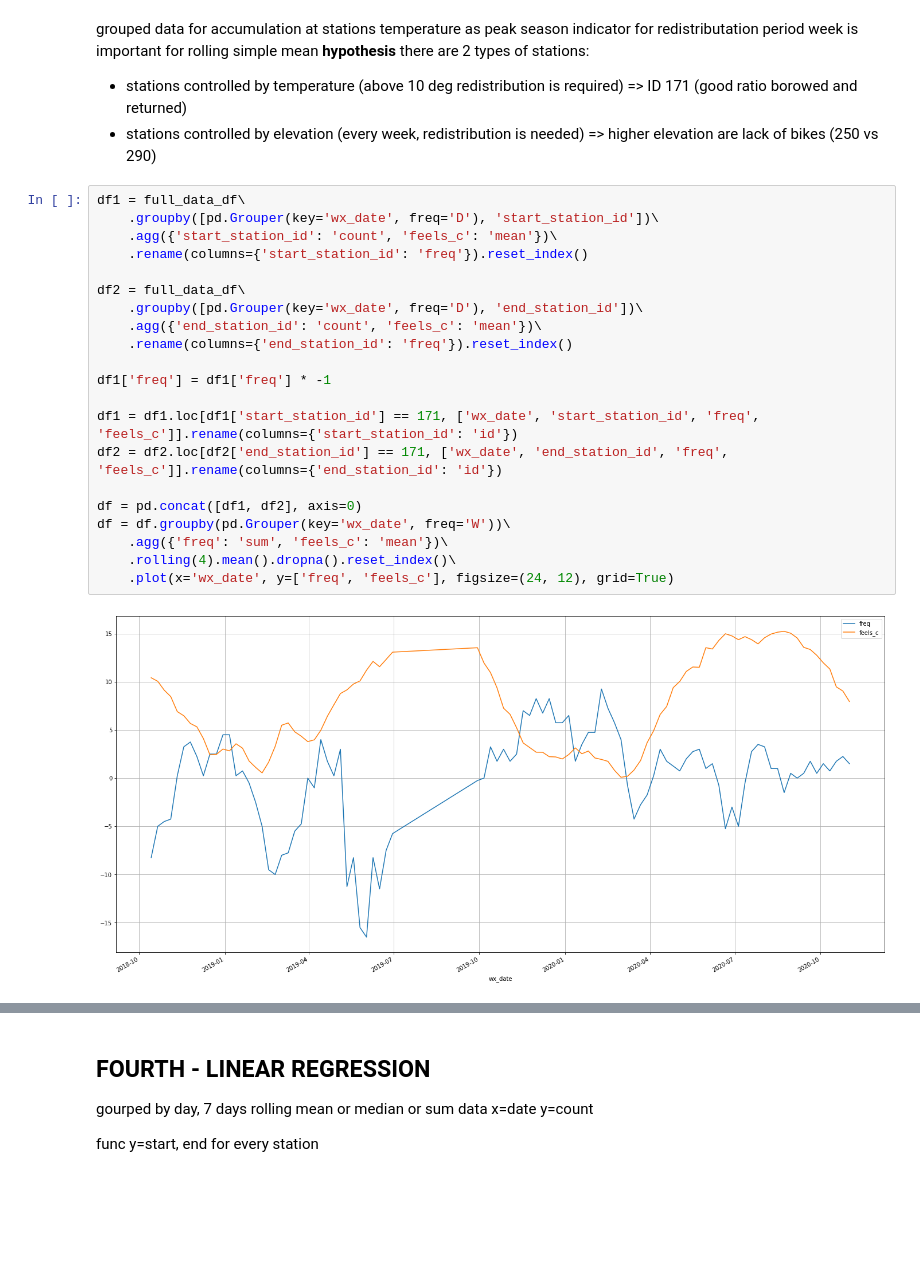
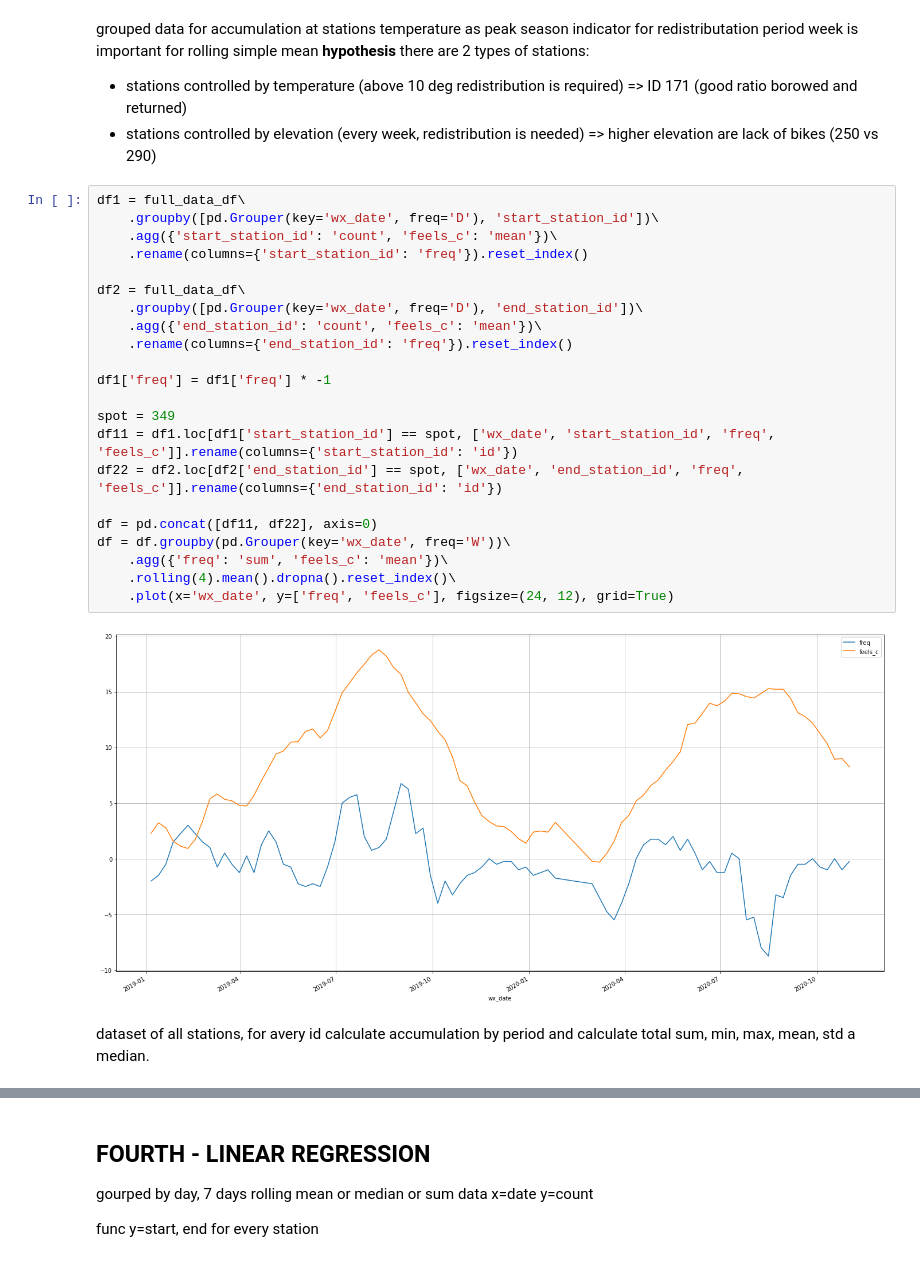
Before and after one commit to daim77/python_BI_analysis_bike_sharing, a Jupyter notebook: results.ipynb, the cells around one changed output, grey strips where cells are left out. Cells and saved outputs as stored; diff of their text form; blank space fills up the shorter version.

Commit message:
station demand analysis

```diff
--- a/results.ipynb
+++ b/results.ipynb
@@ -837,23 +837,27 @@ there are 2 types of stations:
 # %%
 df1 = full_data_df\
     .groupby([pd.Grouper(key='wx_date', freq='D'), 'start_station_id'])\
     .agg({'start_station_id': 'count', 'feels_c': 'mean'})\
     .rename(columns={'start_station_id': 'freq'}).reset_index()
 
 df2 = full_data_df\
     .groupby([pd.Grouper(key='wx_date', freq='D'), 'end_station_id'])\
     .agg({'end_station_id': 'count', 'feels_c': 'mean'})\
     .rename(columns={'end_station_id': 'freq'}).reset_index()
 
 df1['freq'] = df1['freq'] * -1
 
-df1 = df1.loc[df1['start_station_id'] == 171, ['wx_date', 'start_station_id', 'freq', 'feels_c']].rename(columns={'start_station_id': 'id'})
-df2 = df2.loc[df2['end_station_id'] == 171, ['wx_date', 'end_station_id', 'freq', 'feels_c']].rename(columns={'end_station_id': 'id'})
+spot = 349
+df11 = df1.loc[df1['start_station_id'] == spot, ['wx_date', 'start_station_id', 'freq', 'feels_c']].rename(columns={'start_station_id': 'id'})
+df22 = df2.loc[df2['end_station_id'] == spot, ['wx_date', 'end_station_id', 'freq', 'feels_c']].rename(columns={'end_station_id': 'id'})
 
-df = pd.concat([df1, df2], axis=0)
+df = pd.concat([df11, df22], axis=0)
 df = df.groupby(pd.Grouper(key='wx_date', freq='W'))\
     .agg({'freq': 'sum', 'feels_c': 'mean'})\
     .rolling(4).mean().dropna().reset_index()\
     .plot(x='wx_date', y=['freq', 'feels_c'], figsize=(24, 12), grid=True)
 # %% [output]
-[figure, old version]
+[figure, new version]
+# %% [markdown]
+dataset of all stations, for avery id calculate accumulation by period and calculate
+total sum, min, max, mean, std a median.
```
Also changed, not shown: parts of 2 cells of this notebook.
